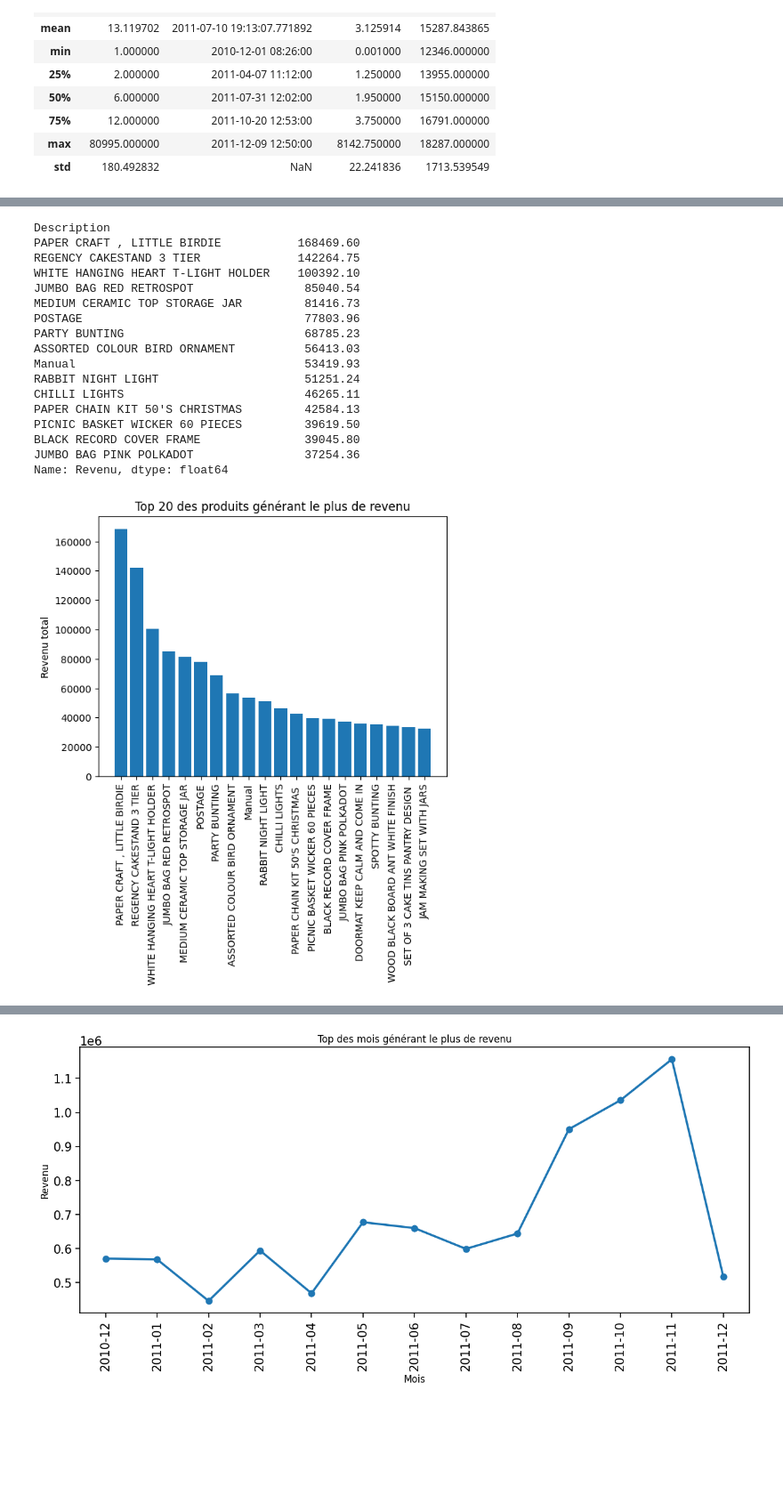
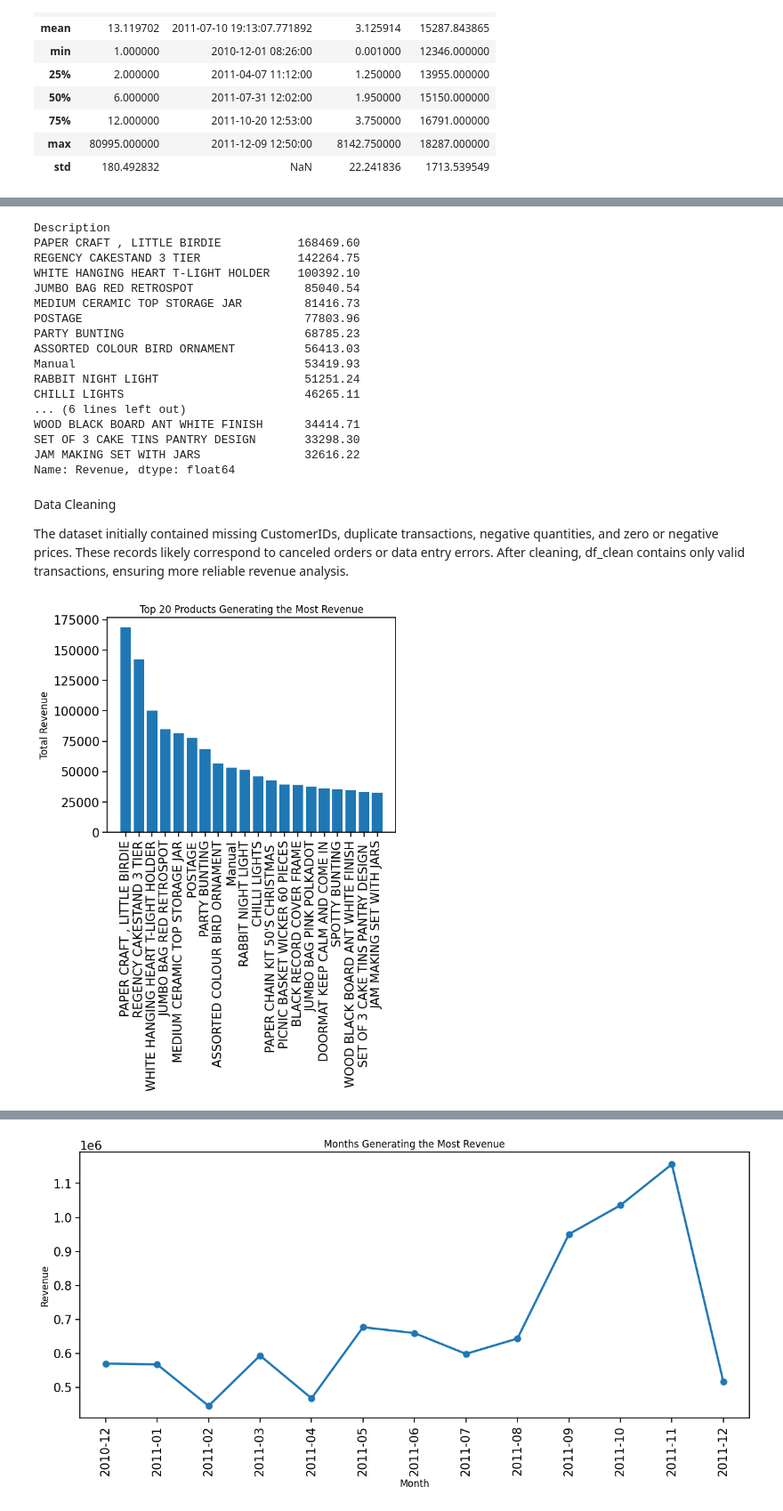
Before and after one commit to djafarou-ML/FUTURE_DS_01, a Jupyter notebook: analyse_vente.ipynb, the cells around one changed output, grey strips where cells are left out. Shown at 89% size. Drawn from its saved outputs; the diff is of its cells as text; code cells hidden in the pictures; blank space fills up the shorter version.

```diff
--- a/analyse_vente.ipynb
+++ b/analyse_vente.ipynb
@@ -173,10 +171,12 @@ negative_quantity
 | 541717 | C581569 | 20979 | 36 PENCILS TUBE RED RETROSPOT | -5 | 2011-12-09 11:58:00 | 1.25 | 17315.0 | United Kingdom |
 10624 rows × 8 columns
 # %%
-'''Creation de DataFrame contenant les mauvaises donnes : commande annuler, quantite negatif et prix et perte
-    et regroupement de toutes les données problématiques dans un seul DataFrame
 '''
-bad_data = pd.concat([customer_absent, negative_unit_price, negative_quantity, duplicate, price_zero])
+Create a DataFrame containing problematic data:
+canceled orders, negative quantities, negative or zero prices, duplicates.
+Combine all problematic data into a single DataFrame.
+'''
+bad_data = pd.concat([customer_missing, negative_unit_price, negative_quantity, duplicate, price_zero])
 bad_data
 # %% [output]
 |  | InvoiceNo | StockCode | Description | Quantity | InvoiceDate | UnitPrice | CustomerID | Country |
@@ -210,3 +210,7 @@ df
 | 541907 | 581587 | 23255 | CHILDRENS CUTLERY CIRCUS PARADE | 4 | 2011-12-09 12:50:00 | 4.15 | 12680.0 | France |
 | 541908 | 581587 | 22138 | BAKING SET 9 PIECE RETROSPOT | 3 | 2011-12-09 12:50:00 | 4.95 | 12680.0 | France |
 392692 rows × 8 columns
+# %%
+# Strip extra spaces in 'Country' column
+df['Country'] = df['Country'].str.strip()
+df
@@ -276,7 +295,7 @@ df_clean.describe()
 | max | 80995.000000 | 2011-12-09 12:50:00 | 8142.750000 | 18287.000000 |
 | std | 180.492832 | NaN | 22.241836 | 1713.539549 |
 # %%
-# Calcul du revenu pour chaque ligne
-df_clean['Revenu'] = df_clean['Quantity'] * df_clean['UnitPrice']
+# Calculate revenue per row
+df_clean['Revenue'] = df_clean['Quantity'] * df_clean['UnitPrice']
 df_clean
 # %% [output]
@@ -294,9 +313,9 @@ df_clean
 | 541908 | 581587 | 22138 | BAKING SET 9 PIECE RETROSPOT | 3 | 2011-12-09 12:50:00 | 4.95 | 12680.0 | France | 14.85 |
 392692 rows × 9 columns
 # %%
-# Calcul des 20 produits les plus rentables
-top_products = df_clean.groupby('Description')['Revenu'].sum().sort_values(ascending=False)[:20]
-top_products.head(15)
+# Top 20 most profitable products
+top_products = df_clean.groupby('Description')['Revenue'].sum().sort_values(ascending=False)[:20]
+top_products
 # %% [output]
 Description
 PAPER CRAFT , LITTLE BIRDIE           168469.60
@@ -310,30 +329,33 @@ ASSORTED COLOUR BIRD ORNAMENT          56413.03
 Manual                                 53419.93
 RABBIT NIGHT LIGHT                     51251.24
 CHILLI LIGHTS                          46265.11
-PAPER CHAIN KIT 50'S CHRISTMAS         42584.13
-PICNIC BASKET WICKER 60 PIECES         39619.50
-BLACK RECORD COVER FRAME               39045.80
-JUMBO BAG PINK POLKADOT                37254.36
-Name: Revenu, dtype: float64
+... (6 lines left out)
+WOOD BLACK BOARD ANT WHITE FINISH      34414.71
+SET OF 3 CAKE TINS PANTRY DESIGN       33298.30
+JAM MAKING SET WITH JARS               32616.22
+Name: Revenue, dtype: float64
+# %% [markdown]
+Data Cleaning
+
+The dataset initially contained missing CustomerIDs, duplicate transactions, negative quantities, and zero or negative prices.
+These records likely correspond to canceled orders or data entry errors.
+After cleaning, df_clean contains only valid transactions, ensuring more reliable revenue analysis.
 # %%
-# Création du graphique pour le Top 20 des produits les plus rentables
-
+# Plot Top 20 most profitable products
 plt.figure()
 plt.subplot(111)
 
-# Récupération des labels et valeurs
+# Get labels and values
+labels_X = top_products.index
+values_Y = top_products.values
 
-labels_X = top_products.index
-valeurs_Y = top_products.values
-
-plt.bar(labels_X, valeurs_Y)
+plt.bar(labels_X, values_Y)
 plt.xticks(rotation=90)
 
-# Ajout des labels et titre
-
-plt.ylabel("Revenu total")
-plt.title("Top 20 des produits générant le plus de revenu")
+# Add labels and title
+plt.ylabel("Total Revenue")
+plt.title("Top 20 Products Generating the Most Revenue")
 
 plt.show()
 # %% [output]
-[figure, old version]
+[figure, new version]
```
Also changed, not shown: parts of 36 cells of this notebook, 1 other file.
